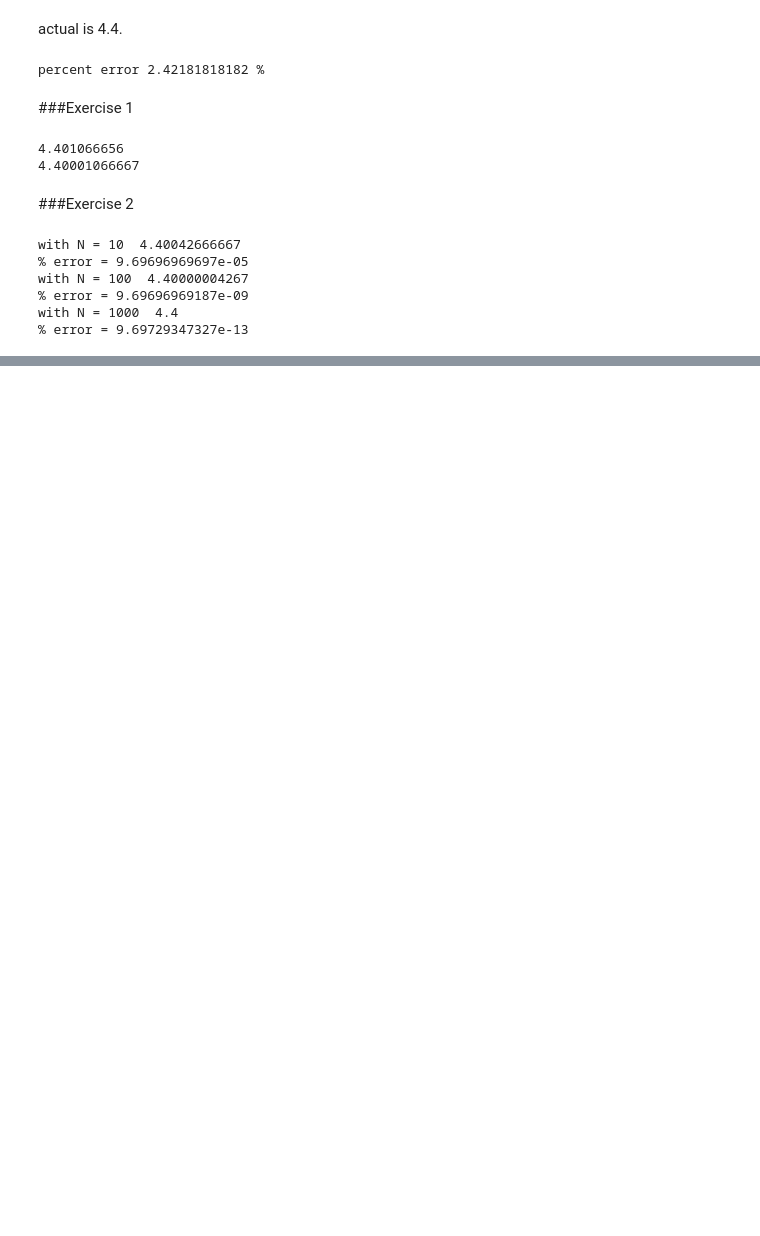
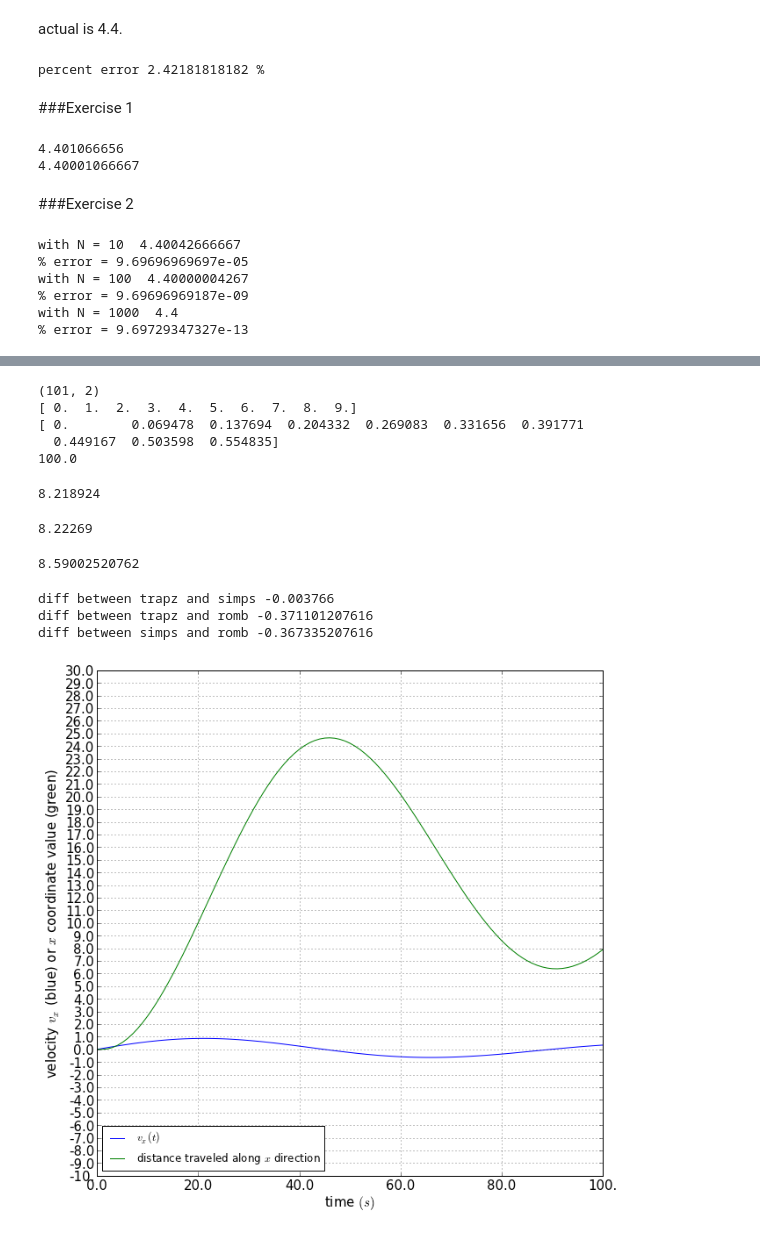
Before and after one commit to kbouch/PHYS202-S13, a Jupyter notebook: Week5/TuesdayActivities.ipynb, the cells around one changed output, grey strips where cells are left out. Saved outputs shown, nothing was run; the diff lists cells and outputs as text; code cells hidden in the pictures; blank space fills up the shorter version.

```diff
--- a/Week5/TuesdayActivities.ipynb
+++ b/Week5/TuesdayActivities.ipynb
@@ -99,0 +123,77 @@ with N = 1000  4.4
+# %%
+import numpy as np
+data = np.loadtxt('velocities.txt',dtype='float')
+print data.shape
+t = data[:,0]
+vx = data[:,1]
+print t[:10]
+print vx[:10]
+print t[-1]
+# %% [output]
+(101, 2)
+[ 0.  1.  2.  3.  4.  5.  6.  7.  8.  9.]
+[ 0.        0.069478  0.137694  0.204332  0.269083  0.331656  0.391771
+  0.449167  0.503598  0.554835]
+100.0
+# %%
+#help(scipy.integrate.trapz)
+I_approx_trapz = integrate.trapz(vx,t)
+print I_approx_trapz
+# %% [output]
+8.218924
+# %%
+#help(scipy.integrate.simps)
+I_approx_simps = integrate.simps(vx,t,even='last')
+print I_approx_simps
+# %% [output]
+8.22269
+# %%
+#help(integrate.romb)
+I_approx_romb = integrate.romb(vx[:65]) + integrate.romb(vx[65:-3]) + integrate.romb(vx[-3:])
+print I_approx_romb
+# %% [output]
+8.59002520762
+# %%
+print 'diff between trapz and simps',I_approx_trapz - I_approx_simps
+print 'diff between trapz and romb',I_approx_trapz - I_approx_romb
+print 'diff between simps and romb',I_approx_simps - I_approx_romb
+# %% [output]
+diff between trapz and simps -0.003766
+diff between trapz and romb -0.371101207616
+diff between simps and romb -0.367335207616
+# %%
+distance_t = np.empty((101),dtype='float')
+distance_t[0] = 0
+for i in range(1,len(t)):
+    distance_t[i] = integrate.simps(vx[:i])
+
+
+import matplotlib.pyplot as plt
+fig = plt.figure(num=1,figsize=(8.0,8.0),frameon=True,dpi=100)
+ax = fig.add_axes([0,1,1,1],frameon=True)
+
+
+ax.plot(t,vx,color='blue',linewidth=1.0,linestyle='-',label='$v_x(t)$')
+ax.plot(t,distance_t,color='green',linewidth=1.0,linestyle='-',label='distance traveled along $x$ direction')
+
+plt.xlabel('time $(s)$',fontsize=15)
+plt.ylabel('velocity $v_x$ (blue) or $x$ coordinate value (green)',fontsize=15)
+xmin,xmax = plt.xlim(t.min(),t.max())
+ymin,ymax = plt.ylim(-10,30)
+plt.legend(loc='lower left')
+plt.grid(b=True, which='major', axis='both')
+
+my_xlocs = np.arange(0,120,20,dtype=np.float32)
+my_xticklab = np.empty(my_xlocs.shape,dtype='S4')
+for i in range(len(my_xlocs)):
+    my_xticklab[i] = str(my_xlocs[i])
+a,b = plt.xticks(my_xlocs,my_xticklab,fontsize=15)
+
+
+my_ylocs = np.arange(ymin,ymax+1,1,dtype=np.float32)
+my_yticklab = np.empty(my_ylocs.shape,dtype='S4')
+for i in range(len(my_ylocs)):
+    my_yticklab[i] = str(my_ylocs[i])
+c,d = plt.yticks(my_ylocs,my_yticklab,fontsize=15)
+# %% [output]
+[figure, added]
```
Also changed, not shown: parts of 3 cells of this notebook.
